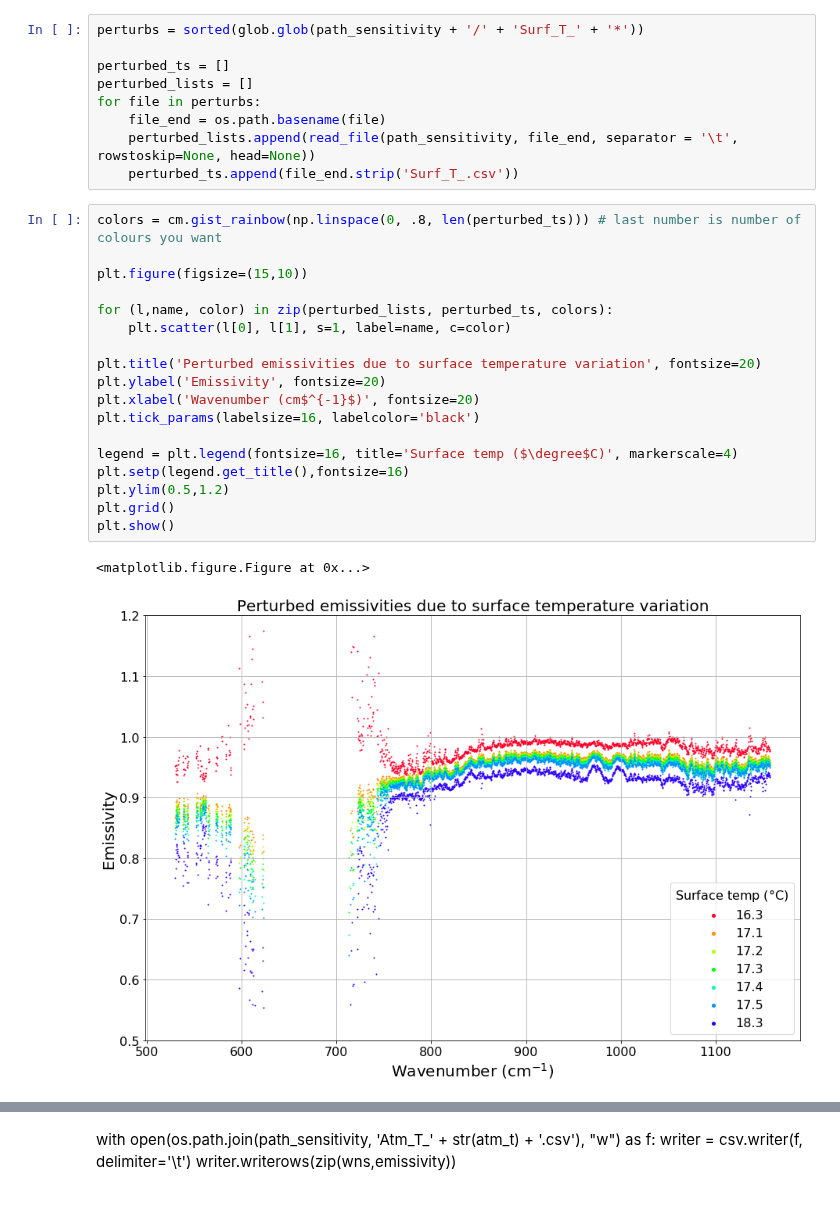
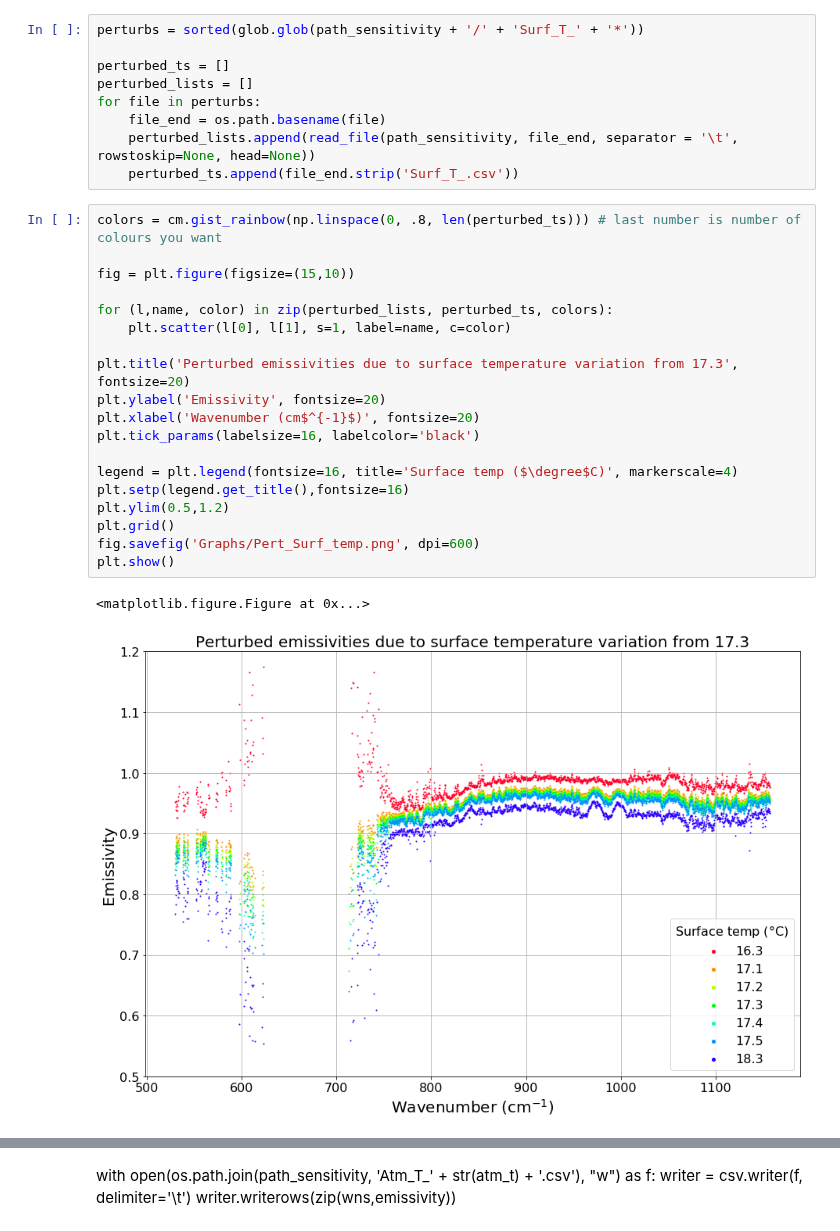
Before and after one commit to micolbedarida/MSci_Project, a Jupyter notebook: Sensitivity_Analysis_1503_Micol.ipynb, the cells around one changed output, grey strips where cells are left out. Cells and saved outputs as stored; diff of their text form.

```diff
--- a/Sensitivity_Analysis_1503_Micol.ipynb
+++ b/Sensitivity_Analysis_1503_Micol.ipynb
@@ -231,21 +231,22 @@ for file in perturbs:
 # %%
 colors = cm.gist_rainbow(np.linspace(0, .8, len(perturbed_ts))) # last number is number of colours you want
 
-plt.figure(figsize=(15,10))
+fig = plt.figure(figsize=(15,10))
 
 for (l,name, color) in zip(perturbed_lists, perturbed_ts, colors):
     plt.scatter(l[0], l[1], s=1, label=name, c=color)
 
-plt.title('Perturbed emissivities due to surface temperature variation', fontsize=20)
+plt.title('Perturbed emissivities due to surface temperature variation from 17.3', fontsize=20)
 plt.ylabel('Emissivity', fontsize=20)
 plt.xlabel('Wavenumber (cm$^{-1}$)', fontsize=20)
 plt.tick_params(labelsize=16, labelcolor='black')
 
 legend = plt.legend(fontsize=16, title='Surface temp ($\degree$C)', markerscale=4)
 plt.setp(legend.get_title(),fontsize=16)
 plt.ylim(0.5,1.2)
 plt.grid()
+fig.savefig('Graphs/Pert_Surf_temp.png', dpi=600)
 plt.show()
 # %% [output]
 <matplotlib.figure.Figure at 0x...>
-[figure, old version]
+[figure, new version]
```
Also changed, not shown: parts of 15 cells of this notebook, 1 other file.
